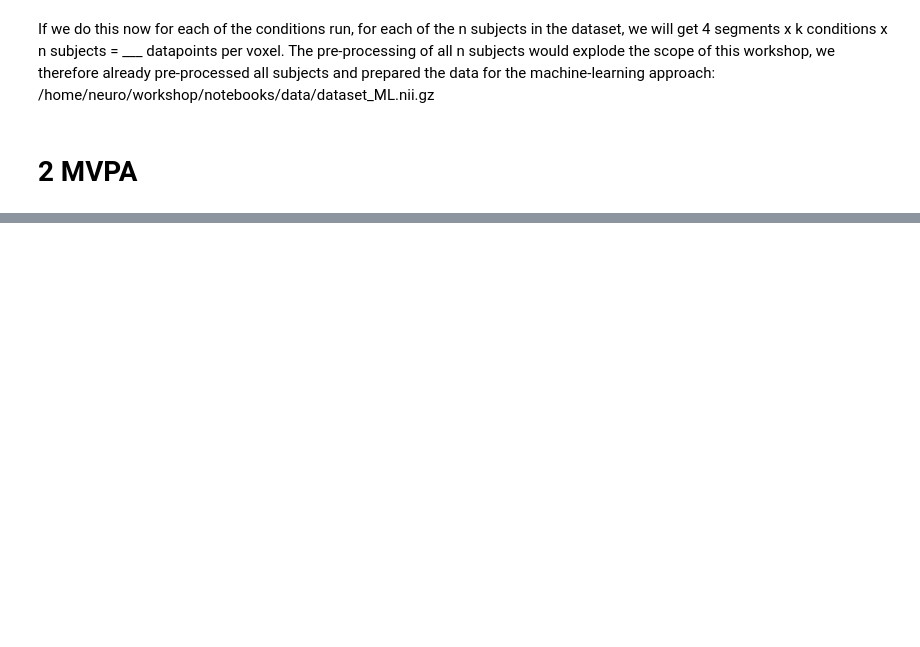
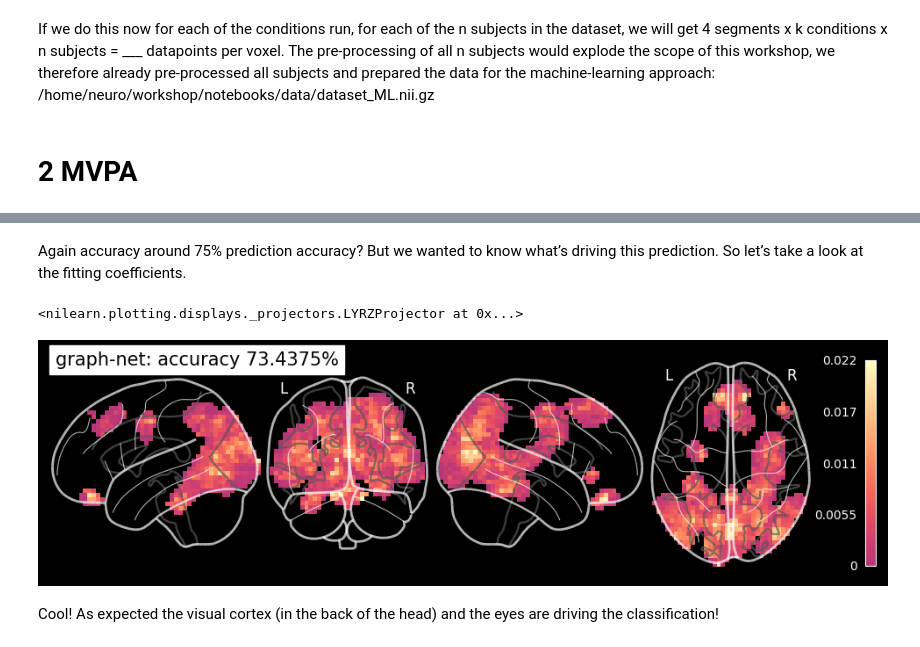
Before and after one commit to dominikpegler/tewa2-neuroimaging, a Jupyter notebook: assignments/optional/MVPA.ipynb, the cells around one changed output, grey strips where cells are left out. Drawn from its saved outputs; the diff is of its cells as text; code cells hidden in the pictures; blank space fills up the shorter version.

```diff
--- a/assignments/optional/MVPA.ipynb
+++ b/assignments/optional/MVPA.ipynb
@@ -200,0 +308,3 @@ func = '/home/neuro/workshop/notebooks/data/dataset_ML.nii.gz'
+# %%
+chunks = np.ravel([[i] * 64 for i in range(6)])
+chunks[:100]
@@ -200,0 +476,13 @@ func = '/home/neuro/workshop/notebooks/data/dataset_ML.nii.gz'
+# %%
+# Create two masks that specify the training and the test set
+mask_test = chunks == 5
+mask_train = np.invert(mask_test)
+
+
+# Apply this sample mask to X (fMRI data) and y (behavioral labels)
+from nilearn.image import index_img
+X_train = index_img(func, mask_train)
+y_train = labels[mask_train]
+
+X_test = index_img(func, mask_test)
+y_test = labels[mask_test]
@@ -200,0 +491,12 @@ func = '/home/neuro/workshop/notebooks/data/dataset_ML.nii.gz'
+# %%
+# Fit model on train data and predict on test data
+decoder = SpaceNetClassifier(penalty='tv-l1',
+                             mask=get_mask(func, anat_template),
+                             max_iter=10,
+                             cv=5,
+                             standardize=True,
+                             memory="nilearn_cache",
+                             memory_level=2,
+                             verbose=1)
+
+decoder.fit(X_train, y_train)
@@ -200,0 +560,7 @@ func = '/home/neuro/workshop/notebooks/data/dataset_ML.nii.gz'
+# %%
+# Predict the labels of the test data
+y_pred = decoder.predict(X_test)
+
+# Retrun average accuracy
+accuracy = (y_pred == y_test).mean() * 100.
+print("\nTV-l1  classification accuracy : %g%%" % accuracy)
@@ -200,0 +579,14 @@ func = '/home/neuro/workshop/notebooks/data/dataset_ML.nii.gz'
+# %% [markdown]
+Again accuracy around 75% prediction accuracy? But we wanted to know what’s driving this prediction. So let’s take a look at the fitting coefficients.
+# %%
+coef_img = decoder.coef_img_
+
+
+# Plotting the searchlight results on the glass brain
+plotting.plot_glass_brain(coef_img, black_bg=True, colorbar=True, display_mode='lyrz', symmetric_cbar=False,
+                 cmap='magma', title='graph-net: accuracy %g%%' % accuracy)
+# %% [output]
+<nilearn.plotting.displays._projectors.LYRZProjector at 0x...>
+[figure, added]
+# %% [markdown]
+Cool! As expected the visual cortex (in the back of the head) and the eyes are driving the classification!
```
Also changed, not shown: parts of 53 cells of this notebook.
